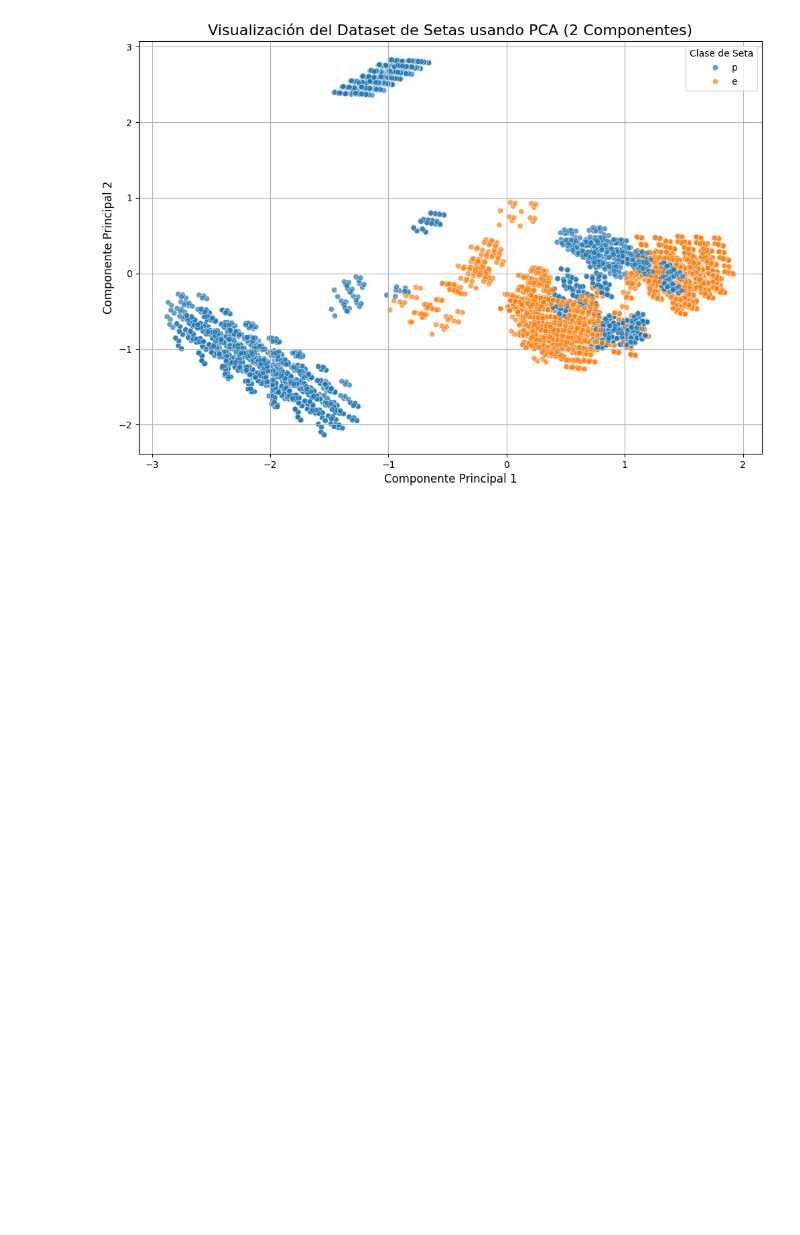
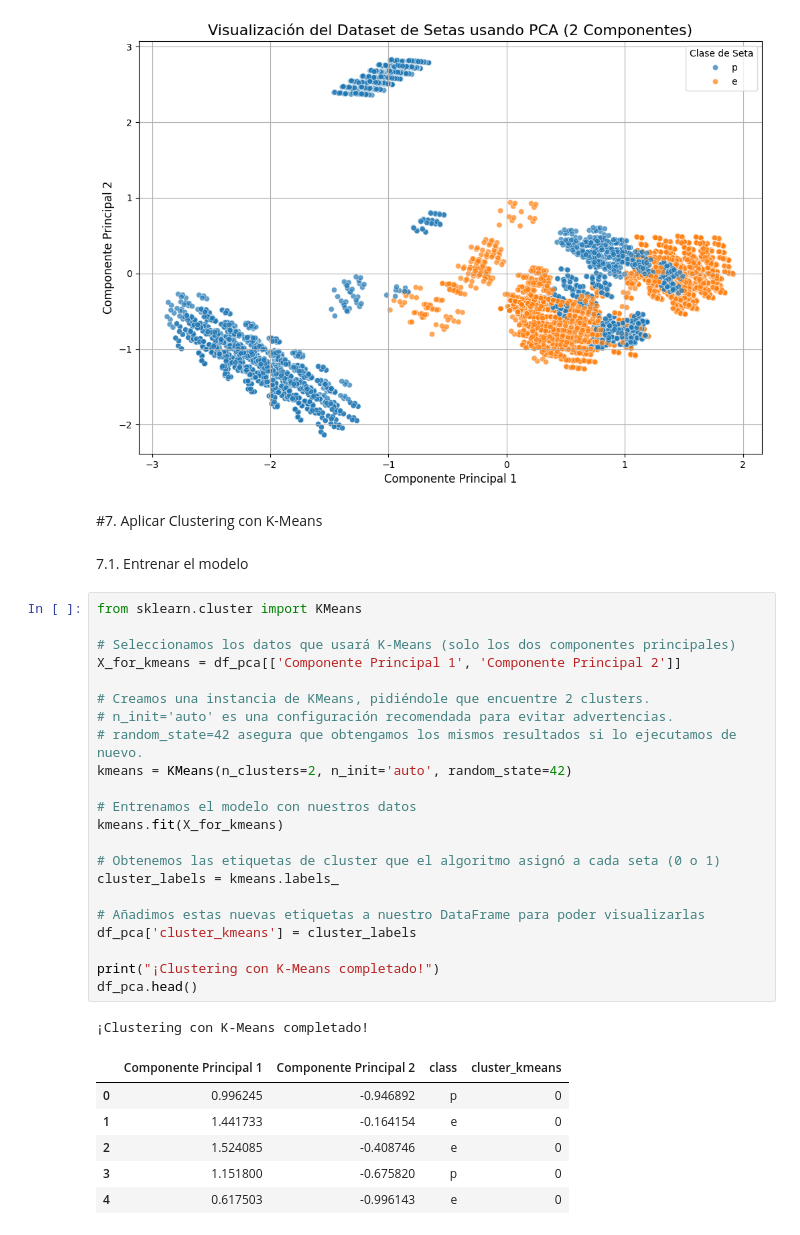
Before and after one commit to Kasthlen/kasthlen-aprendizaje-no-supervisado, a Jupyter notebook: kasthlen_clustering_pca.ipynb, the cells around one changed output. Cells and saved outputs as stored; diff of their text form; blank space fills up the shorter version.

```diff
--- a/kasthlen_clustering_pca.ipynb
+++ b/kasthlen_clustering_pca.ipynb
@@ -213,3 +202,37 @@ plt.grid(True)
 plt.show()
 # %% [output]
 [figure]
+# %% [markdown]
+#7. Aplicar Clustering con K-Means
+# %% [markdown]
+7.1. Entrenar el modelo
+# %%
+from sklearn.cluster import KMeans
+
+# Seleccionamos los datos que usará K-Means (solo los dos componentes principales)
+X_for_kmeans = df_pca[['Componente Principal 1', 'Componente Principal 2']]
+
+# Creamos una instancia de KMeans, pidiéndole que encuentre 2 clusters.
+# n_init='auto' es una configuración recomendada para evitar advertencias.
+# random_state=42 asegura que obtengamos los mismos resultados si lo ejecutamos de nuevo.
+kmeans = KMeans(n_clusters=2, n_init='auto', random_state=42)
+
+# Entrenamos el modelo con nuestros datos
+kmeans.fit(X_for_kmeans)
+
+# Obtenemos las etiquetas de cluster que el algoritmo asignó a cada seta (0 o 1)
+cluster_labels = kmeans.labels_
+
+# Añadimos estas nuevas etiquetas a nuestro DataFrame para poder visualizarlas
+df_pca['cluster_kmeans'] = cluster_labels
+
+print("¡Clustering con K-Means completado!")
+df_pca.head()
+# %% [output]
+¡Clustering con K-Means completado!
+|  | Componente Principal 1 | Componente Principal 2 | class | cluster_kmeans |
+| 0 | 0.996245 | -0.946892 | p | 0 |
+| 1 | 1.441733 | -0.164154 | e | 0 |
+| 2 | 1.524085 | -0.408746 | e | 0 |
+| 3 | 1.151800 | -0.675820 | p | 0 |
+| 4 | 0.617503 | -0.996143 | e | 0 |
```
Also changed, not shown: parts of 14 cells of this notebook.
